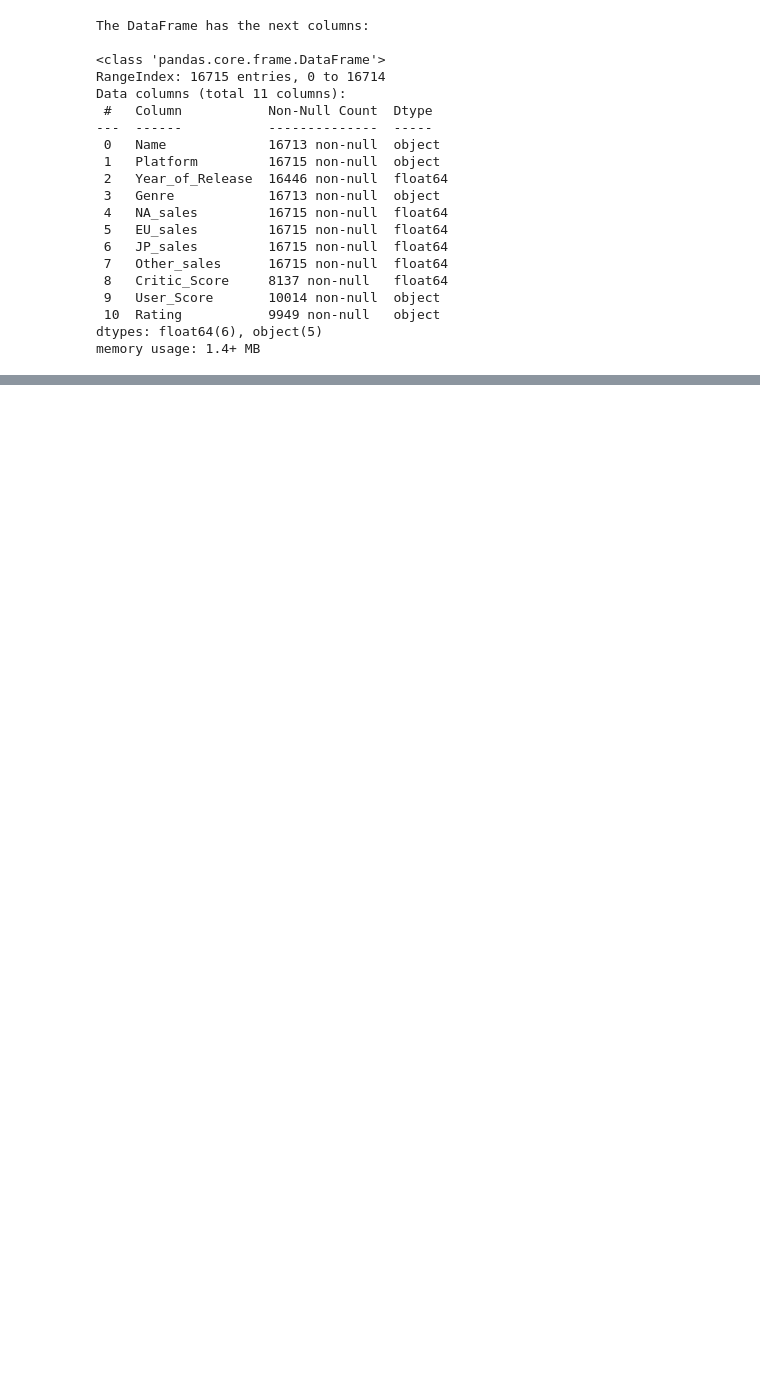
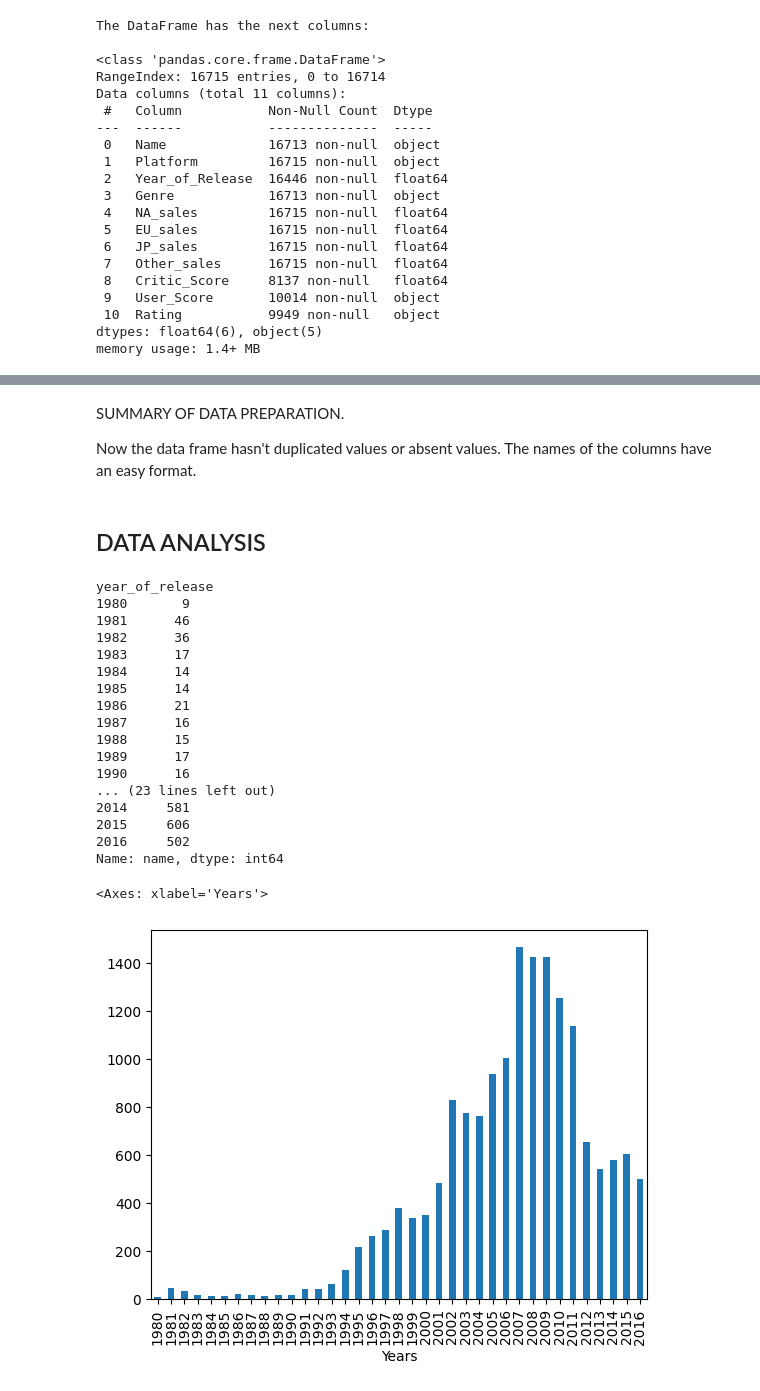
Before and after one commit to JimenaMaSuMu/VideoGameProject, a Jupyter notebook: code.ipynb, the cells around one changed output, grey strips where cells are left out. Drawn from its saved outputs; the diff is of its cells as text; code cells hidden in the pictures; blank space fills up the shorter version.

```diff
--- a/code.ipynb
+++ b/code.ipynb
@@ -55,2 +71,0 @@ Fix the type of each column.
-# %%
-games['Year_of_Release']=games['Year_of_Release'].astype('int')
@@ -58,0 +124,30 @@ IntCastingNaNError: Cannot convert non-finite values (NA or inf) to integer
+# %%
+#critic_score column
+print('Mean of critic_score ->',games['critic_score'].mean())
+print('Median of critic_score ->',games['critic_score'].median())
+games.fillna({'critic_score':71},inplace=True)
+print('After the replacement the Mean of critic_score is->',games['critic_score'].mean())
+print('After the replacement the Median of critic_score is->',games['critic_score'].median())
+
+#user_score column
+#values=games.query("user_score != 'tbd'")
+#tbd_values=games.query("user_score == 'tbd'").count()
+#nan_values = games['user_score'].isna().sum()
+#print('There are nan ->',nan_values)
+#print('There are tbd ->',tbd_values['user_score'])
+#print(games['user_score'].count())
+#values=values['user_score'].astype('float')
+#games.replace({'user_score':'tbd'},'7.5',inplace=True)
+#print('Mean of user_score ->',values.mean())
+#print('Median of user_score ->',values.median())
+#games['user_score']=games['user_score'].astype('float')
+#games.fillna({'user_score':7.5},inplace=True)
+#print('After the replacement the Mean of user_score ->',games['user_score'].mean())
+#print('After the replacement the Median of user_score ->',games['user_score'].median())
+
+games['user_score']=pd.to_numeric(games['user_score'],errors='coerce')
+print('Mean of user_score ->',games['user_score'].mean())
+print('Median of user_score ->',games['user_score'].median())
+games.fillna({'user_score':7.5},inplace=True)
+print('After the replacement the Mean of user_score ->',games['user_score'].mean())
+print('After the replacement the Median of user_score ->',games['user_score'].median())
@@ -58,0 +163,3 @@ IntCastingNaNError: Cannot convert non-finite values (NA or inf) to integer
+# %%
+games.fillna({'rating':'NA'},inplace=True)
+games.info()
@@ -58,0 +185,4 @@ IntCastingNaNError: Cannot convert non-finite values (NA or inf) to integer
+# %%
+#Totals of sales.
+games['total_sales']=games['na_sales']+games['eu_sales']+games['jp_sales']+games['other_sales']
+games.head()
@@ -58,0 +196,31 @@ IntCastingNaNError: Cannot convert non-finite values (NA or inf) to integer
+# %% [markdown]
+SUMMARY OF DATA PREPARATION.
+
+Now the data frame hasn't duplicated values or absent values.
+The names of the columns have an easy format.
+# %% [markdown]
+DATA ANALYSIS
+--
+# %%
+print(games.groupby('year_of_release').count()['name'])
+games.groupby('year_of_release')['name'].count().plot(kind='bar',y='name',x='year_of_release',xlabel='Years')
+# %% [output]
+year_of_release
+1980       9
+1981      46
+1982      36
+1983      17
+1984      14
+1985      14
+1986      21
+1987      16
+1988      15
+1989      17
+1990      16
+... (23 lines left out)
+2014     581
+2015     606
+2016     502
+Name: name, dtype: int64
+<Axes: xlabel='Years'>
+[figure, added]
```
Also changed, not shown: parts of 16 cells of this notebook.
